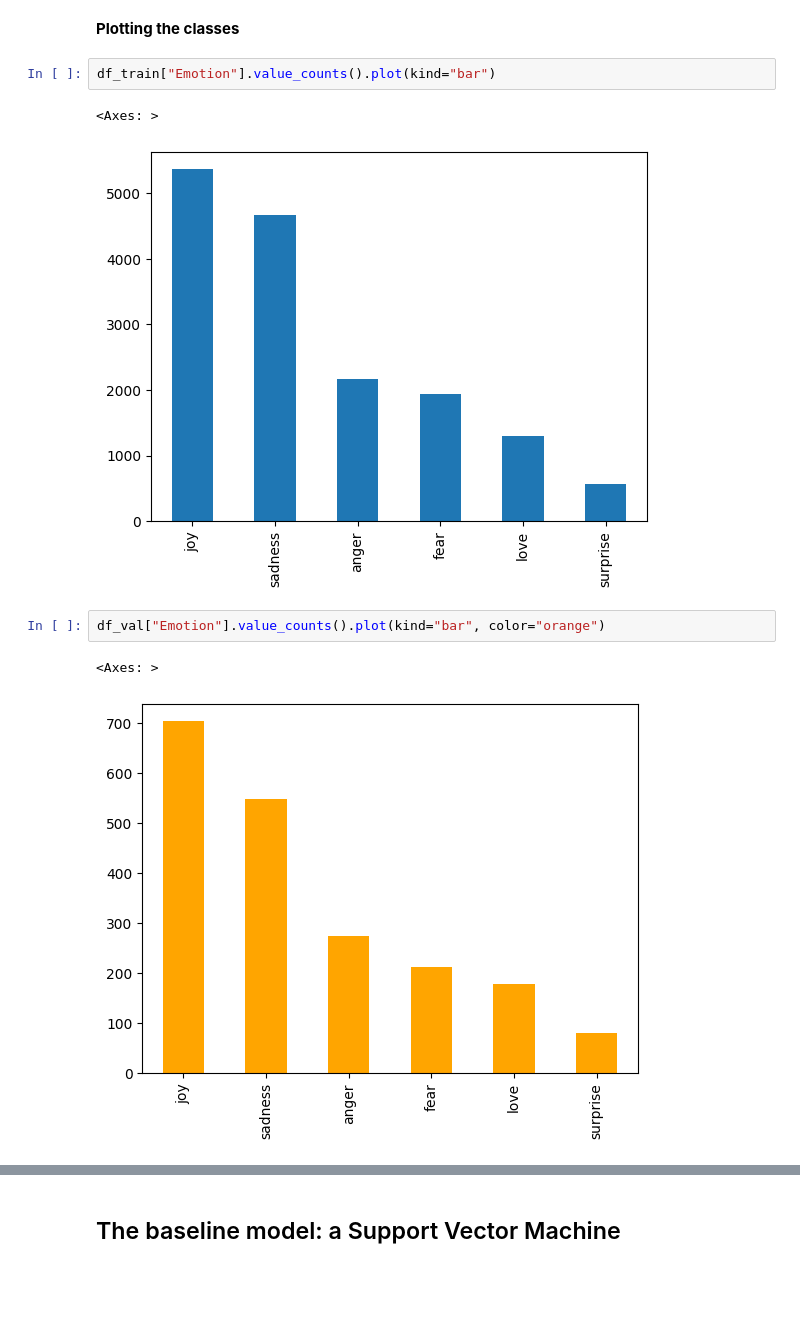
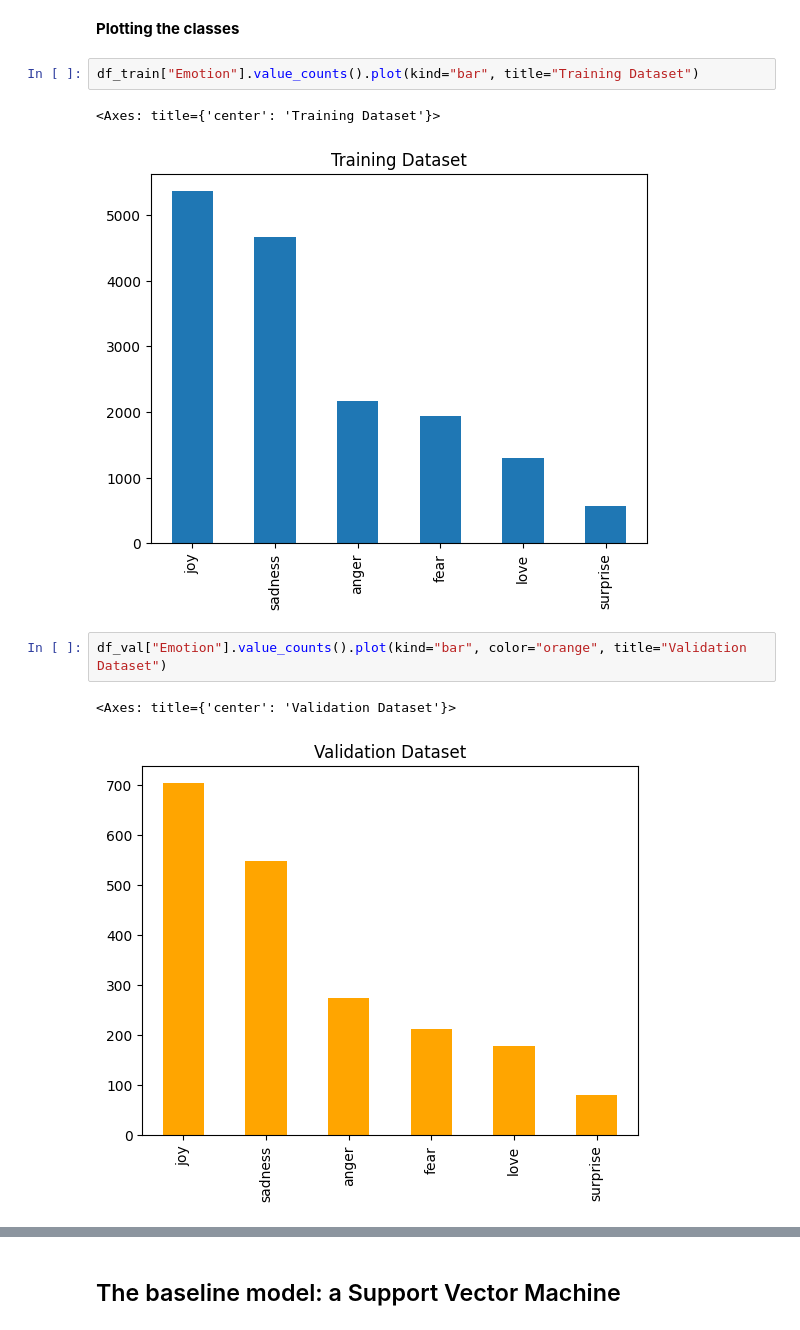
Before and after one commit to gmunda97/emotion_classification, a Jupyter notebook: jupyter_notebooks/support_vector_machine.ipynb, the cells around one changed output, grey strips where cells are left out. Drawn from its saved outputs; the diff is of its cells as text; blank space fills up the shorter version.

```diff
--- a/jupyter_notebooks/support_vector_machine.ipynb
+++ b/jupyter_notebooks/support_vector_machine.ipynb
@@ -56,13 +67,13 @@ Name: Emotion, dtype: int64
 # %% [markdown]
 **Plotting the classes**
 # %%
-df_train["Emotion"].value_counts().plot(kind="bar")
+df_train["Emotion"].value_counts().plot(kind="bar", title="Training Dataset")
 # %% [output]
-<Axes: >
+<Axes: title={'center': 'Training Dataset'}>
-[figure, old version]
+[figure, new version]
 # %%
-df_val["Emotion"].value_counts().plot(kind="bar", color="orange")
+df_val["Emotion"].value_counts().plot(kind="bar", color="orange", title="Validation Dataset")
 # %% [output]
-<Axes: >
+<Axes: title={'center': 'Validation Dataset'}>
-[figure, old version]
+[figure, new version]
 # %%
```
Also changed, not shown: parts of 4 cells of this notebook, 1 other file.
